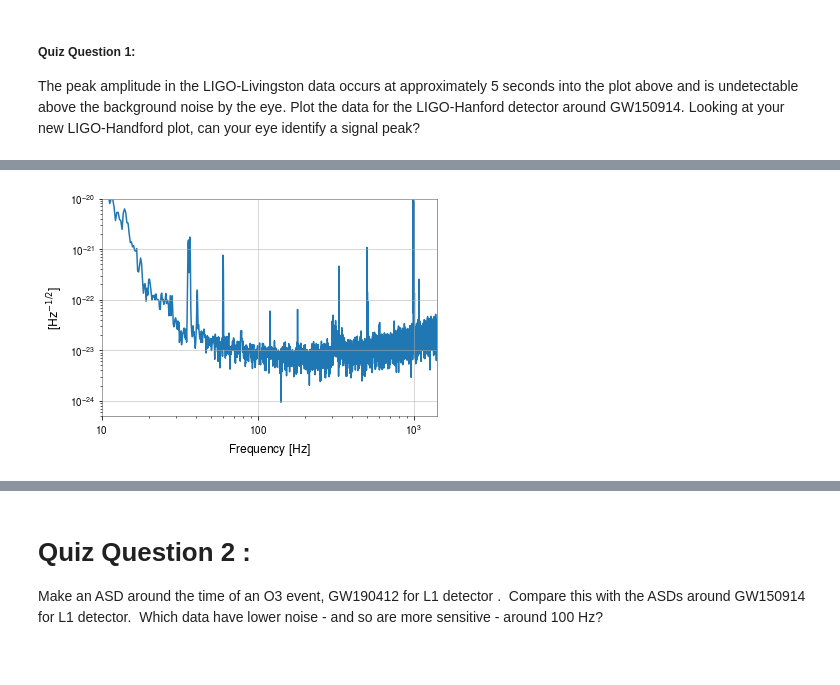
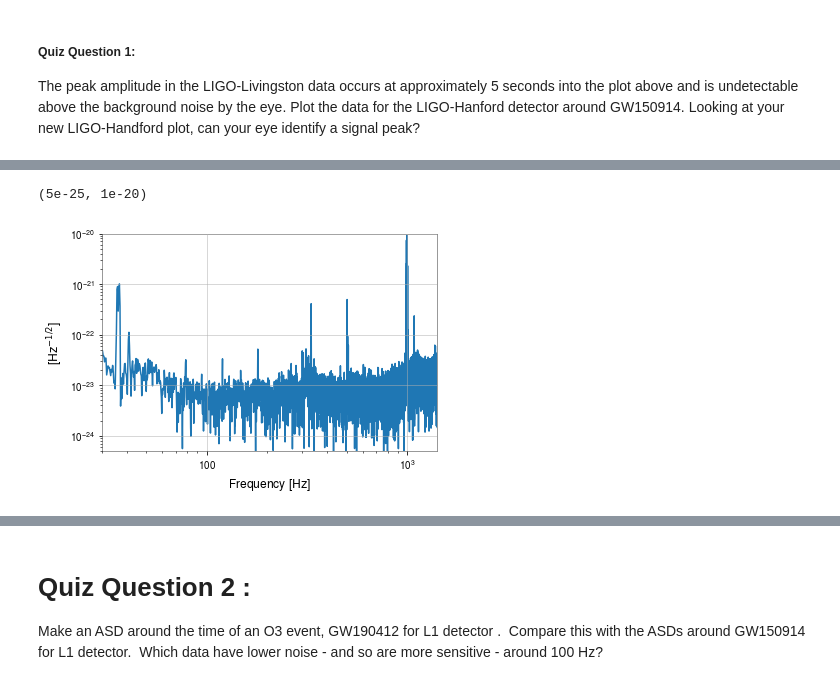
Before and after one commit to jimc13/odw-2020, a Jupyter notebook: Day_1/1.2.ipynb, the cells around one changed output, grey strips where cells are left out. Drawn from its saved outputs; the diff is of its cells as text; code cells hidden in the pictures.

Commit message:
add q_transform and try removing noise from original plot

```diff
--- a/Day_1/1.2.ipynb
+++ b/Day_1/1.2.ipynb
@@ -228,3 +223,13 @@ Now we can see clearly the relative sensitivity of each LIGO instrument, the com
 ##### Quiz Question 1:
 
 The peak amplitude in the LIGO-Livingston data occurs at approximately 5 seconds into the plot above and is undetectable above the background noise by the eye. Plot the data for the LIGO-Hanford detector around GW150914. Looking at your new LIGO-Handford plot, can your eye identify a signal peak?
+# %%
+from gwosc.datasets import event_gps
+gps = event_gps('GW150914')
+data2 = TimeSeries.fetch_open_data('H1', int(gps)-2, int(gps)+2, cache=True)
+data2 = data2.bandpass(30, 1400)
+data2 = data2.notch(1500)
+data2 = data2.notch(1000)
+data2 = data2.notch(500)
+data2 = data2.notch(60)
+data2.plot()
@@ -231,14 +239,9 @@ The peak amplitude in the LIGO-Livingston data occurs at approximately 5 seconds
 # %%
-from gwosc.datasets import event_gps
-gps = event_gps('GW150914')
-data2 = TimeSeries.fetch_open_data('H1', int(gps)-5, int(gps)+5, cache=True)
 asd2 = data2.asd(fftlength=4, method="median")
 plot = asd2.plot()
 ax = plot.gca()
-ax.set_xlim(10, 1400)
+ax.set_xlim(30, 1400)
 ax.set_ylim(5e-25, 1e-20)
-plot.show(warn=False)
-# I can't identify a signal peak
-# I'd want to remove the lines identified explained https://www.gw-openscience.org/o2speclines/
 # %% [output]
+(5e-25, 1e-20)
-[figure, old version]
+[figure, new version]
```
Also changed, not shown: parts of 10 cells of this notebook.
